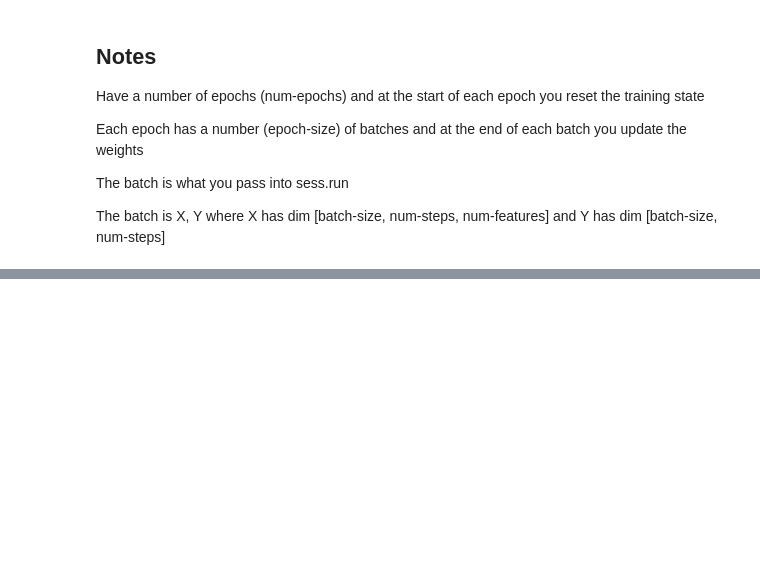
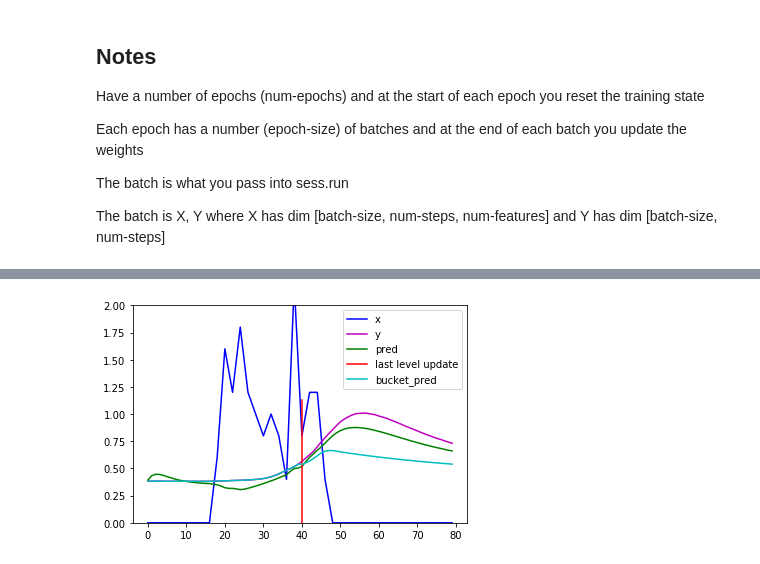
Before and after one commit to jamieaconn/isthedartrunning, a Jupyter notebook: analysis/new_rnn_model.ipynb, the cells around one changed output, grey strips where cells are left out. Saved outputs shown, nothing was run; the diff lists cells and outputs as text; code cells hidden in the pictures; blank space fills up the shorter version.

```diff
--- a/analysis/new_rnn_model.ipynb
+++ b/analysis/new_rnn_model.ipynb
@@ -214,0 +130,4 @@ TEST DATA
+# %%
+new_rnn_functions.plot_sample(X_test, Y_test, test_pred, parameters=parameters, bucket_pred=test_bucket_pred, index=1)
+# %% [output]
+[figure, added]
```
Also changed, not shown: parts of 12 cells of this notebook.
